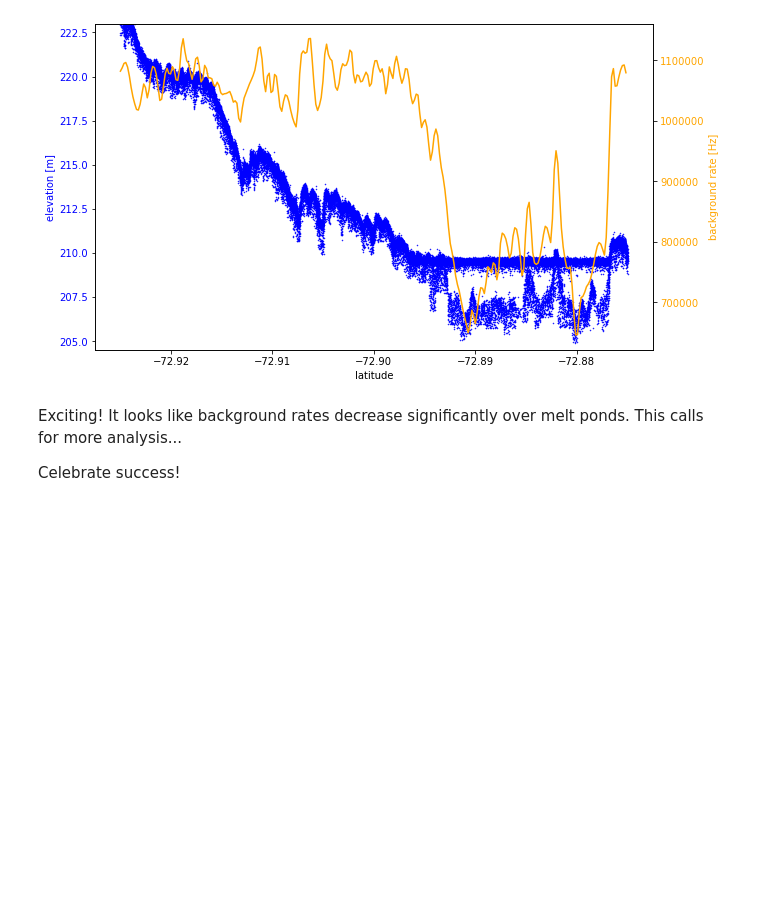
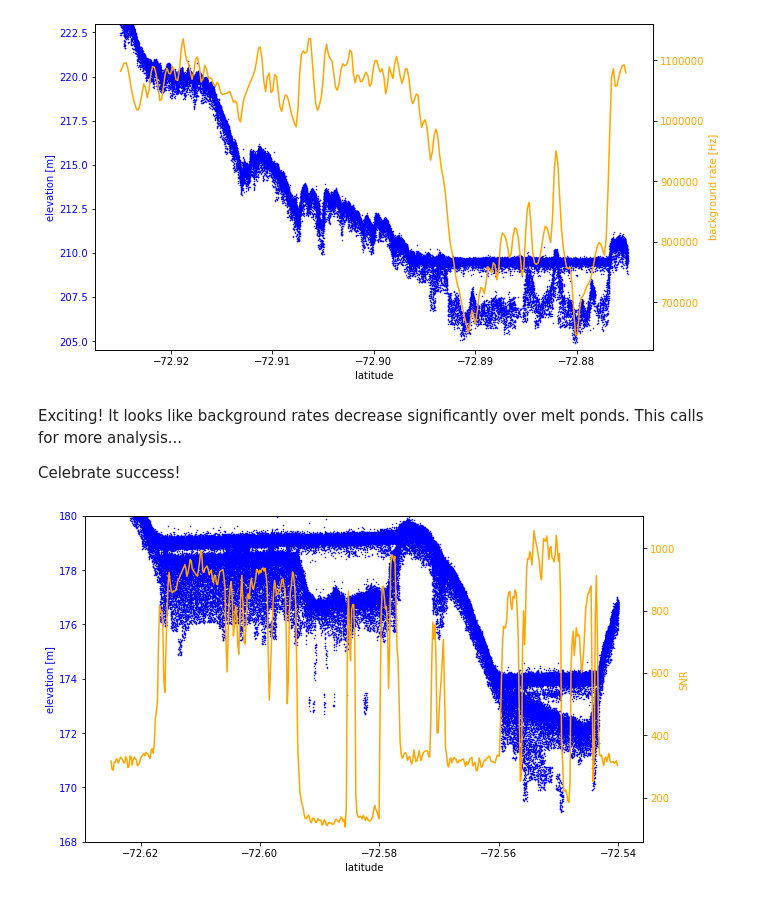
Before and after one commit to ICESAT-2HackWeek/WaterNoice, a Jupyter notebook: notebooks/amery_plotting.ipynb, the cells around one changed output. Cells and saved outputs as stored; diff of their text form; code cells hidden in the pictures; blank space fills up the shorter version.

Commit message:
Added SNR plot. I don't anticipate adding anything else to this

```diff
--- a/notebooks/amery_plotting.ipynb
+++ b/notebooks/amery_plotting.ipynb
@@ -165,3 +179,29 @@ plt.show()
 Exciting! It looks like background rates decrease significantly over melt ponds. This calls for more analysis...
 
 Celebrate success!
+# %%
+%matplotlib inline
+
+with h5py.File('/home/jovyan/ATL06/ATL06_20190102184312_00810210_001_01.h5') as f:
+    snr = f['/gt1l/land_ice_segments/fit_statistics/snr'][:]
+    f.close()
+
+
+f1, ax = plt.subplots(figsize=(10,6))
+
+ax.plot(lat_atl03[subset1], elev_atl03[subset1], 'b.', markersize=1)
+ax.set_xlabel('latitude')
+ax.set_ylabel('elevation [m]', color='b')
+ax.tick_params(axis='y', labelcolor='b')
+ax.set_ylim(ylims)
+
+ax2 = ax.twinx()
+ax2.plot(lat_atl06[subset2], snr[subset2], 'orange')
+ax2.set_ylabel('SNR', color='orange')
+ax2.tick_params(axis='y', labelcolor='orange')
+
+#testharder
+#f1.tight_layout
+plt.show()
+# %% [output]
+[figure, added]
```
Also changed, not shown: parts of 5 cells of this notebook.
